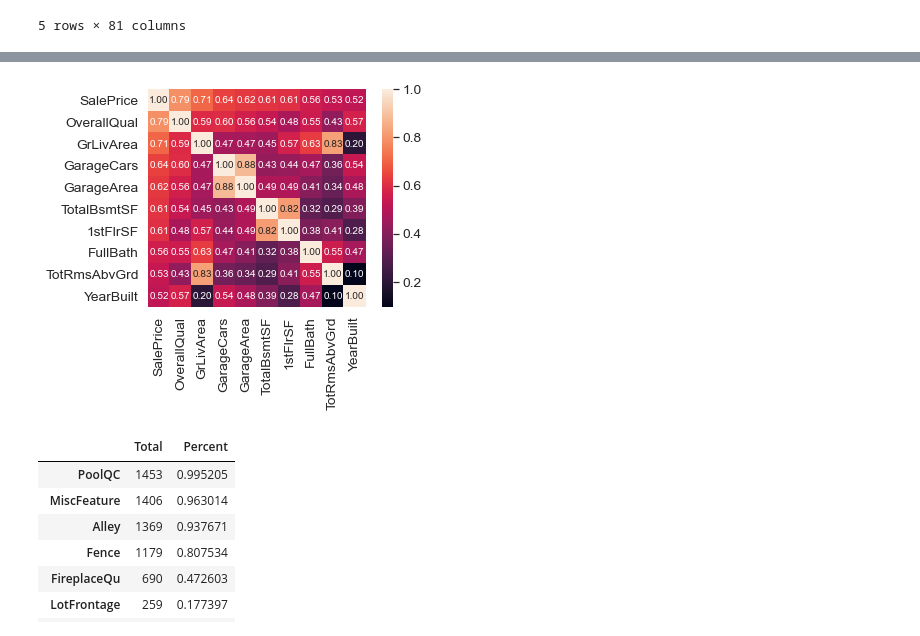
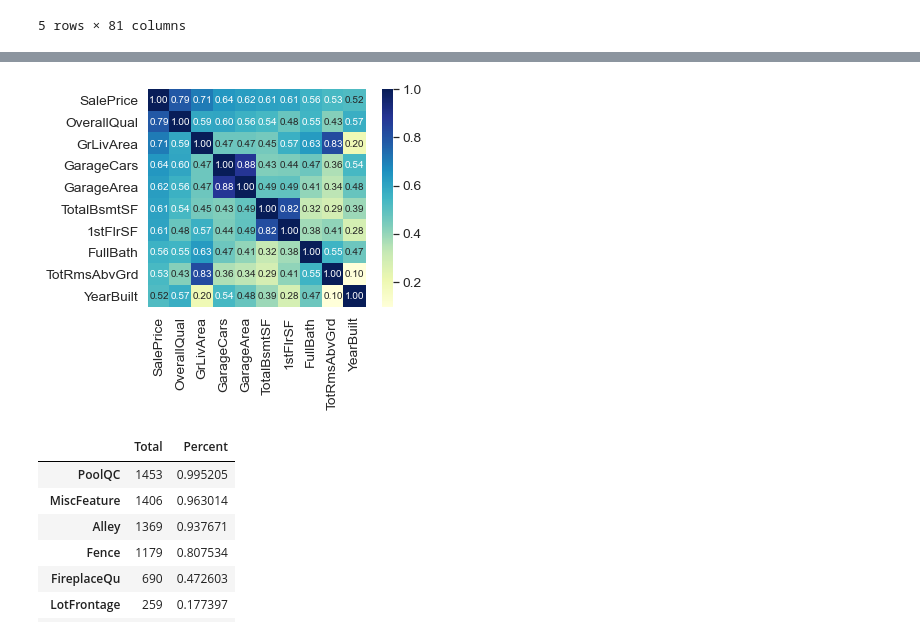
Before and after one commit to pshappycle/Home_Value_Predictor, a Jupyter notebook: Daniel/randomForestCV.ipynb, the cells around one changed output, grey strips where cells are left out. Cells and saved outputs as stored; diff of their text form; code cells hidden in the pictures.

```diff
--- a/Daniel/randomForestCV.ipynb
+++ b/Daniel/randomForestCV.ipynb
@@ -27,11 +27,11 @@ sns.heatmap(corrmat, vmax=0.8, square=True);
 # %%
 k = 10
 cols = corrmat.nlargest(k, 'SalePrice')['SalePrice'].index
 cm = np.corrcoef(training_df[cols].values.T)
 sns.set(font_scale=1.25)
-hm = sns.heatmap(cm, cbar=True, annot=True, square=True,fmt='.2f', annot_kws = {'size':10}, yticklabels=cols.values, xticklabels=cols.values);
+hm = sns.heatmap(cm,cmap="YlGnBu", cbar=True, annot=True, square=True,fmt='.2f', annot_kws = {'size':10}, yticklabels=cols.values, xticklabels=cols.values);
 # %% [output]
-[figure, old version]
+[figure, new version]
 # %%
 total = training_df.isnull().sum().sort_values(ascending=False)
 percent= (training_df.isnull().sum()/training_df.isnull().count()).sort_values(ascending=False)
```
Also changed, not shown: parts of 6 cells of this notebook, 4 other files.
